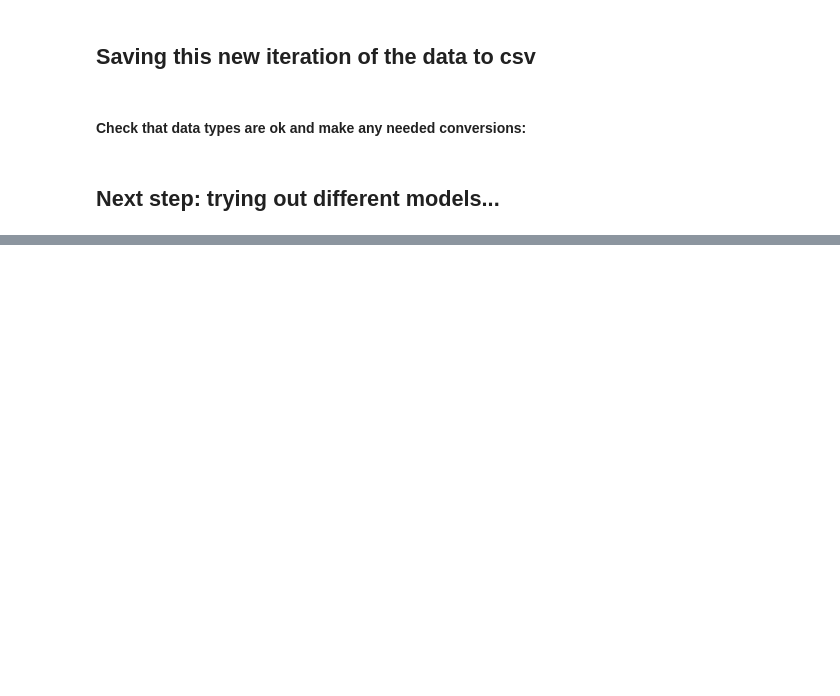
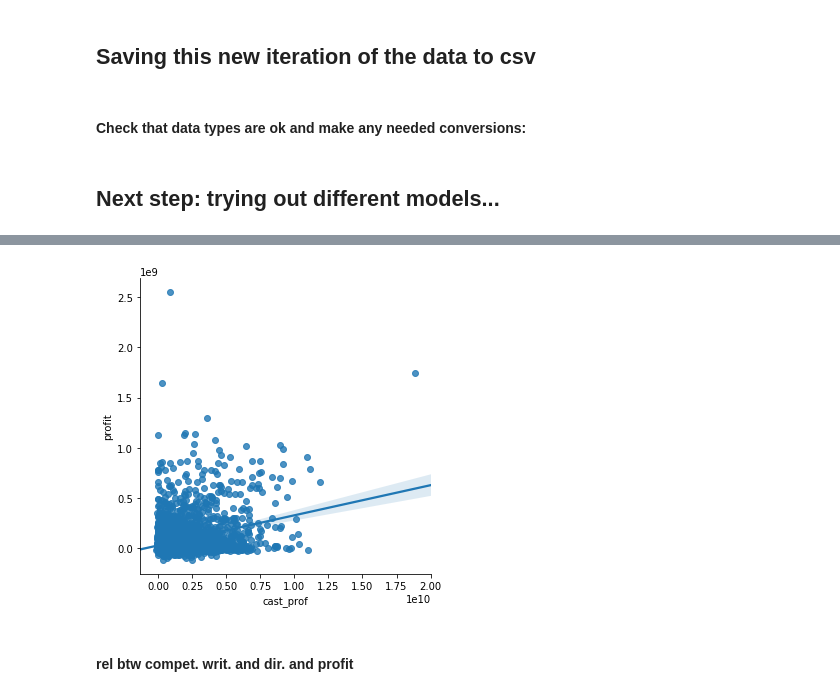
Before and after one commit to ryanlrappa/film-profit-prediction, a Jupyter notebook: jupyter_notebooks/5_EDA.ipynb, the cells around one changed output, grey strips where cells are left out. Saved outputs shown, nothing was run; the diff lists cells and outputs as text; code cells hidden in the pictures; blank space fills up the shorter version.

```diff
--- a/jupyter_notebooks/5_EDA.ipynb
+++ b/jupyter_notebooks/5_EDA.ipynb
@@ -254,0 +289,10 @@ df['season'] = df['month'].apply(get_season)  #func in cell above
+# %%
+sns.lmplot('cast_prof', 'profit', df)
+# plt.ylim(0, 5)
+plt.show()
+
+#something real here:
+# %% [output]
+[figure, added]
+# %% [markdown]
+#### rel btw compet. writ. and dir. and profit
```
Also changed, not shown: parts of 17 cells of this notebook.
